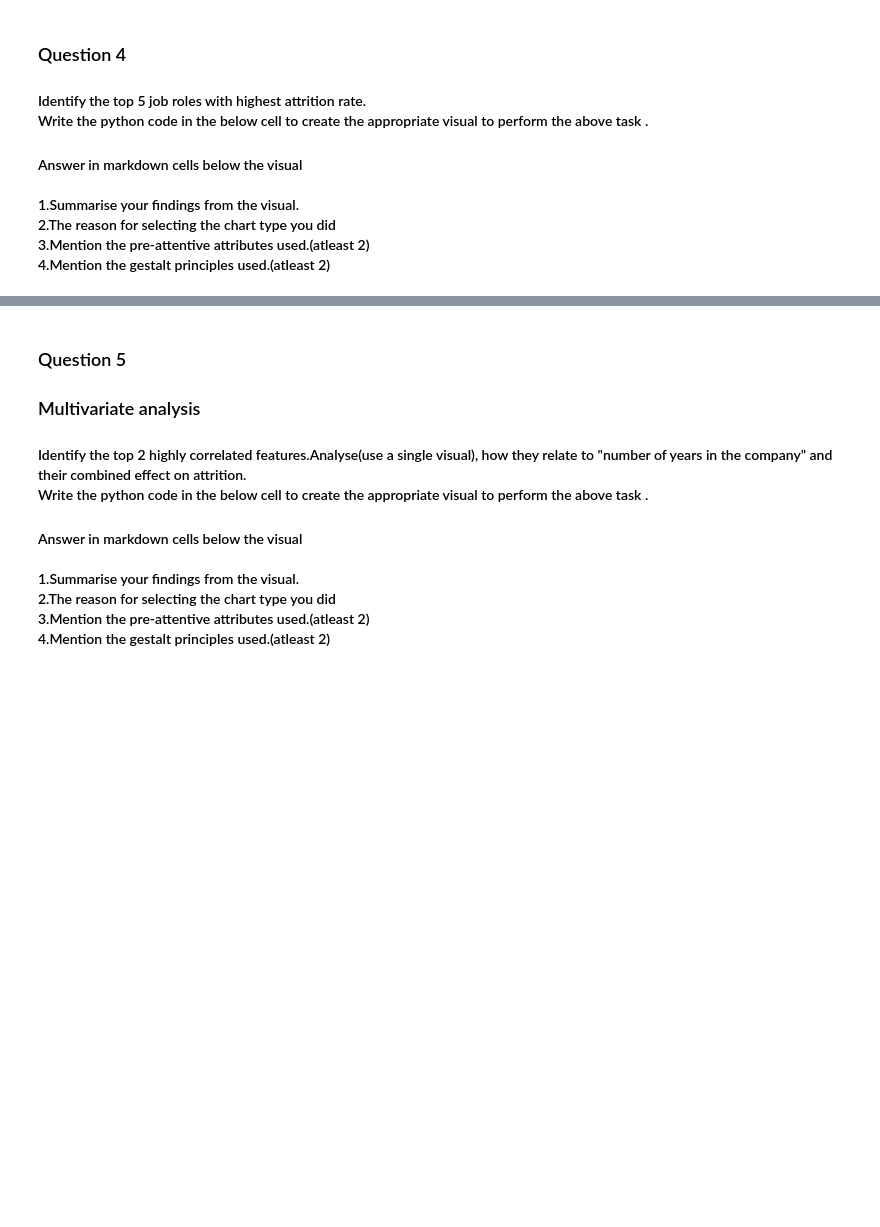
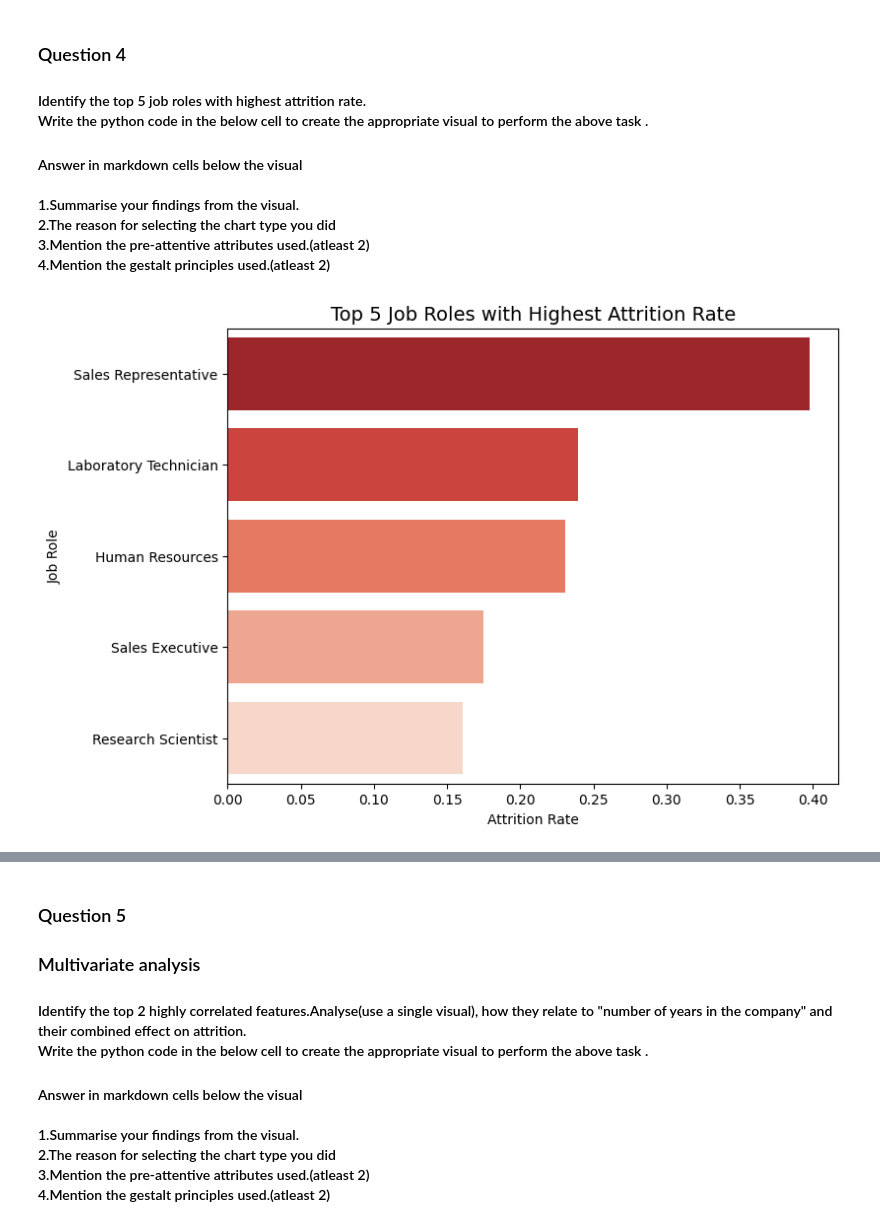
Before and after one commit to mudu89/DVI_Assignment2_PS8, a Jupyter notebook: dvi-a2-ps8-wb.ipynb, the cells around one changed output, grey strips where cells are left out. Cells and saved outputs as stored; diff of their text form; code cells hidden in the pictures; blank space fills up the shorter version.

```diff
--- a/dvi-a2-ps8-wb.ipynb
+++ b/dvi-a2-ps8-wb.ipynb
@@ -211,3 +374,28 @@ Write the python code in the below cell to create the appropriate visual to perf
     2.The reason for selecting the chart type you did <br>
     3.Mention the pre-attentive attributes used.(atleast 2)<br>
     4.Mention the gestalt principles used.(atleast 2)<br>
+# %%
+# Calculate attrition rate per job role
+attrition_rate = (
+    df_cleaned.groupby("JobRole")["Attrition"]
+    .apply(lambda x: (x == "Yes").mean())
+    .sort_values(ascending=False)
+    .head(5)
+)
+
+# Plot
+plt.figure(figsize=(8, 6))
+sns.barplot(
+    x=attrition_rate.values,
+    y=attrition_rate.index,
+    hue=attrition_rate.index,   # assign hue to avoid warning
+    palette="Reds_r",
+    legend=False
+)
+
+plt.title("Top 5 Job Roles with Highest Attrition Rate", fontsize=14)
+plt.xlabel("Attrition Rate")
+plt.ylabel("Job Role")
+plt.show()
+# %% [output]
+[figure, added]
```
Also changed, not shown: parts of 19 cells of this notebook.
